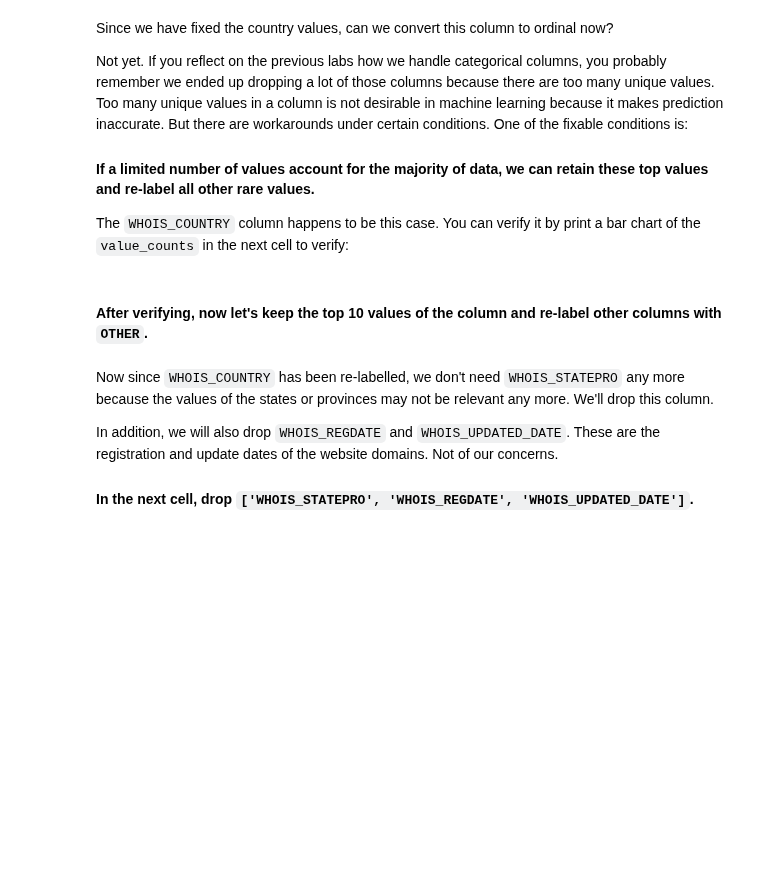
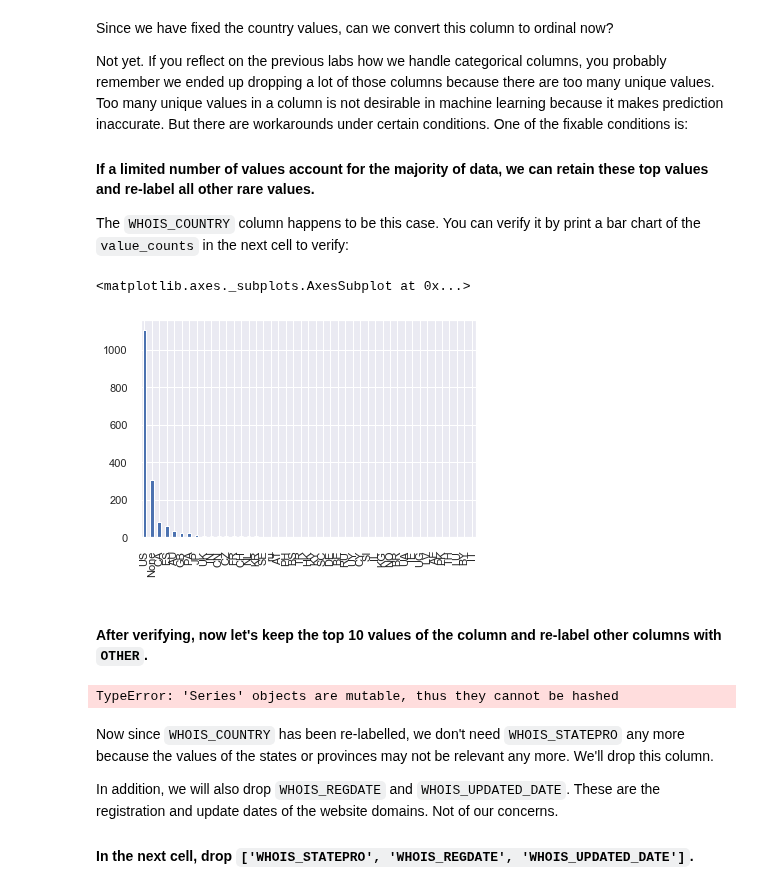
Before and after one commit to ta-data-lis/lab-supervised-learning, a Jupyter notebook: your-code/main.ipynb, the cells around one changed output. Saved outputs shown, nothing was run; the diff lists cells and outputs as text; code cells hidden in the pictures; blank space fills up the shorter version.

```diff
--- a/your-code/main.ipynb
+++ b/your-code/main.ipynb
@@ -453,0 +454,14 @@ How to handle string columns is always case by case. Let's start by working on `
+# %%
+# Your code here
+removed_ws["WHOIS_COUNTRY"].unique()
+
+# creating a dictionary for the consolidation
+countries = {"Cyprus": "CY",
+            "us": "US",
+            "se": "SE",
+            "United Kingdom": "GB", s
+            "[u'GB'; u'UK']": "GB"}
+
+# consolidation
+removed_ws["WHOIS_COUNTRY"].replace(countries, inplace = True)
+removed_ws["WHOIS_COUNTRY"].unique()
@@ -461,5 +481,9 @@ Not yet. If you reflect on the previous labs how we handle categorical columns,
 The `WHOIS_COUNTRY` column happens to be this case. You can verify it by print a bar chart of the `value_counts` in the next cell to verify:
 # %%
 # Your code here
+removed_ws["WHOIS_COUNTRY"].value_counts().plot.bar()
+# %% [output]
+<matplotlib.axes._subplots.AxesSubplot at 0x...>
+[figure, added]
 # %% [markdown]
 #### After verifying, now let's keep the top 10 values of the column and re-label other columns with `OTHER`.
@@ -468,3 +490,11 @@ The `WHOIS_COUNTRY` column happens to be this case. You can verify it by print a
+# %%
+# Your code here
+keep = removed_ws["WHOIS_COUNTRY"].value_counts()[: 10].index
+
+removed_ws["WHOIS_COUNTRY"].where(removed_ws["WHOIS_COUNTRY"] in keep == True, "OTHER")
+removed_ws["WHOIS_COUNTRY"].unique()
+# %% [output]
+TypeError: 'Series' objects are mutable, thus they cannot be hashed
 # %% [markdown]
 Now since `WHOIS_COUNTRY` has been re-labelled, we don't need `WHOIS_STATEPRO` any more because the values of the states or provinces may not be relevant any more. We'll drop this column.
 
```
Also changed, not shown: parts of 4 cells of this notebook.
